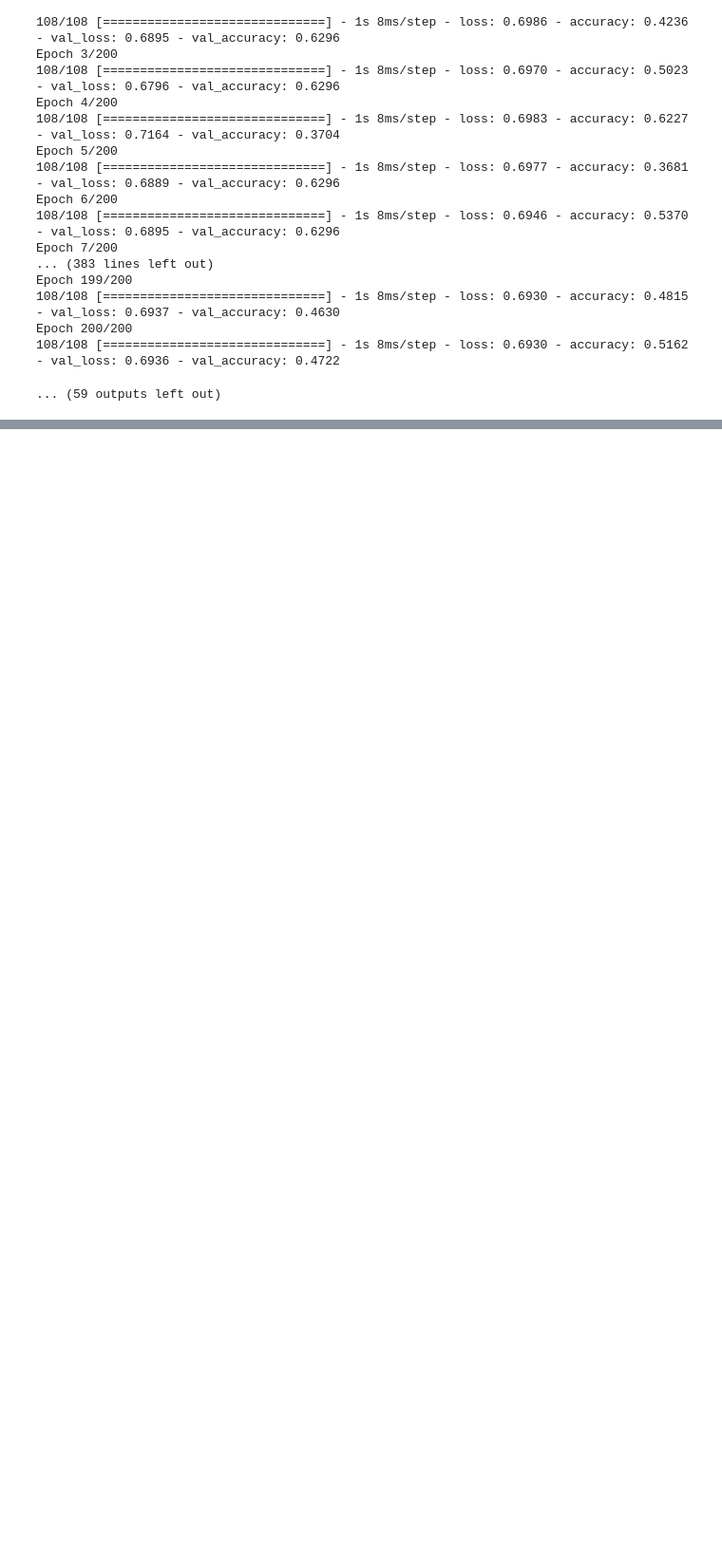
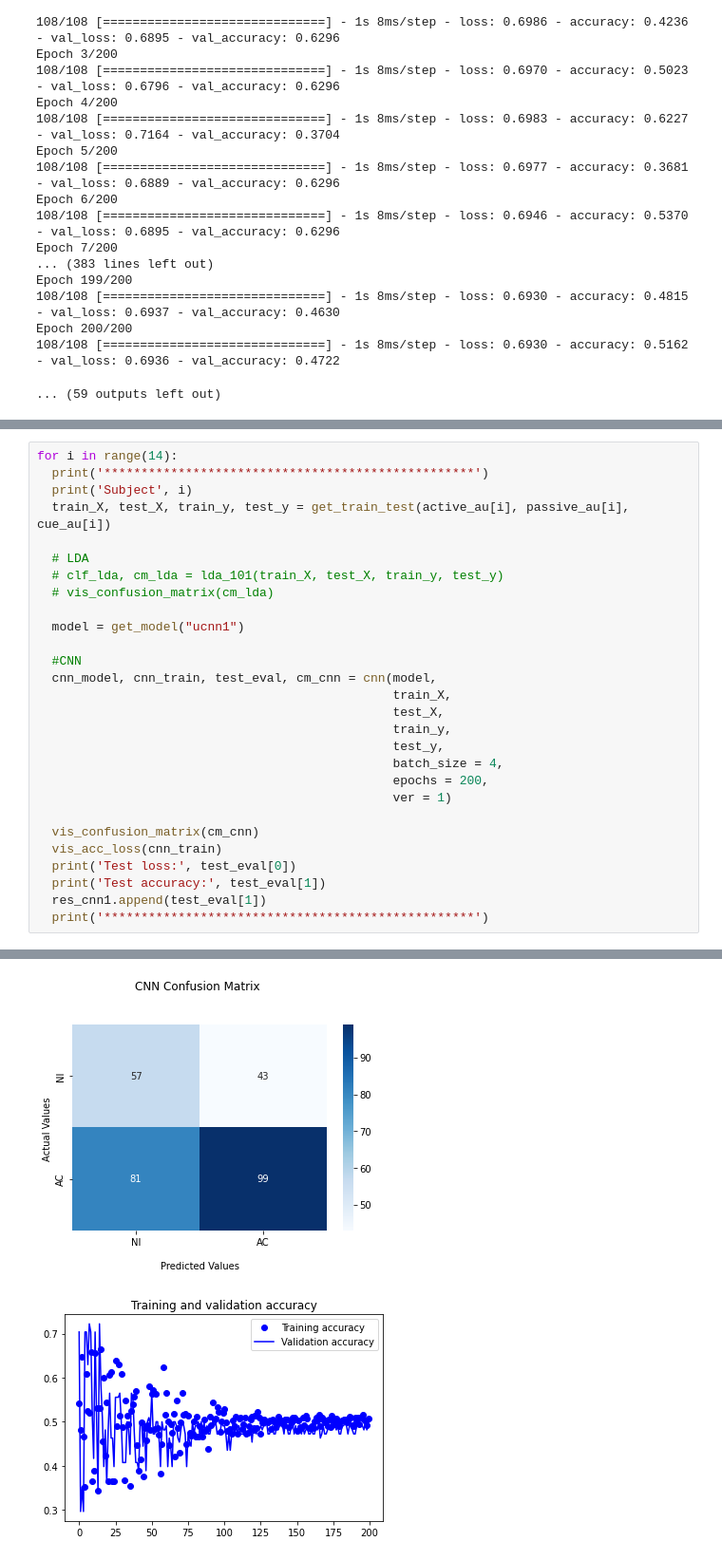
Before and after one commit to antagonisuto/thesis-code, a Jupyter notebook: 10x101xEEGmodels.ipynb, the cells around one changed output, grey strips where cells are left out. Shown at 95% size. Saved outputs shown, nothing was run; the diff lists cells and outputs as text; blank space fills up the shorter version.

```diff
--- a/10x101xEEGmodels.ipynb
+++ b/10x101xEEGmodels.ipynb
@@ -693,0 +698,29 @@ print(np.min(res_cnn1))
+# %%
+for i in range(14):
+  print('**************************************************')
+  print('Subject', i)
+  train_X, test_X, train_y, test_y = get_train_test(active_au[i], passive_au[i], cue_au[i])
+
+  # LDA
+  # clf_lda, cm_lda = lda_101(train_X, test_X, train_y, test_y)
+  # vis_confusion_matrix(cm_lda)
+
+  model = get_model("ucnn1")
+
+  #CNN
+  cnn_model, cnn_train, test_eval, cm_cnn = cnn(model,
+                                                train_X,
+                                                test_X,
+                                                train_y,
+                                                test_y,
+                                                batch_size = 4,
+                                                epochs = 200,
+                                                ver = 1)
+
+  vis_confusion_matrix(cm_cnn)
+  vis_acc_loss(cnn_train)
+  print('Test loss:', test_eval[0])
+  print('Test accuracy:', test_eval[1])
+  res_cnn1.append(test_eval[1])
+  print('**************************************************')
+# %% [output]
@@ -693,0 +747,2 @@ print(np.min(res_cnn1))
+[figure, added]
+[figure, added]
```
Also changed, not shown: parts of 3 cells of this notebook.
